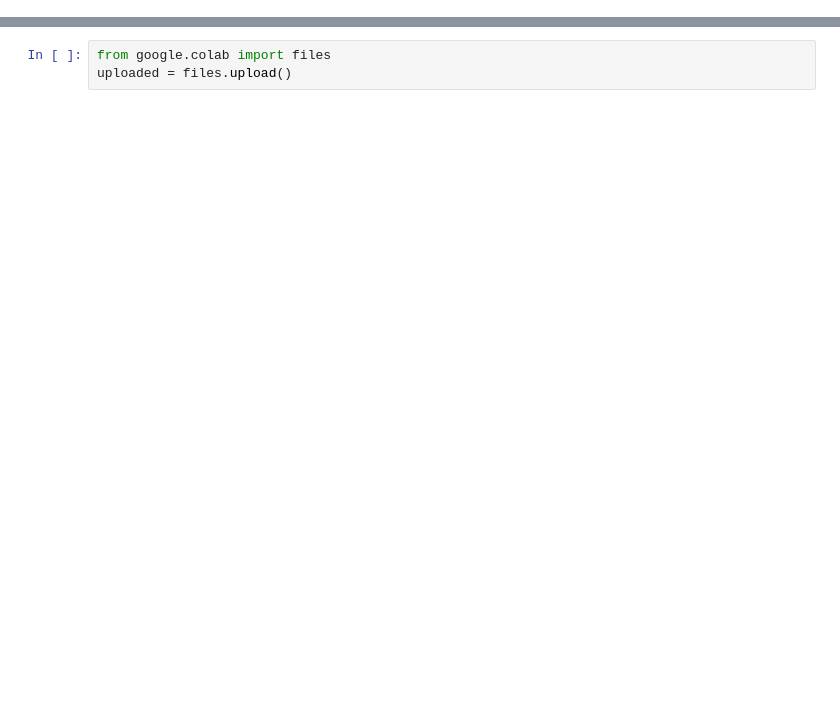
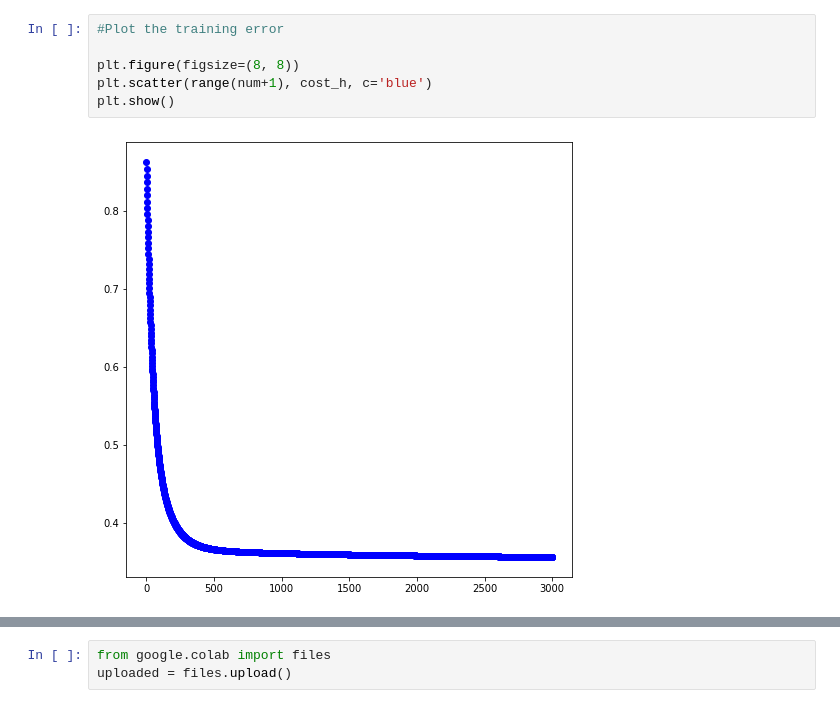
Before and after one commit to susanna1221/MachineLearningHW, a Jupyter notebook: HW5.ipynb, the cells around one changed output, grey strips where cells are left out. Saved outputs shown, nothing was run; the diff lists cells and outputs as text; blank space fills up the shorter version.

Commit message:
Plot the training error &  training accuracy

```diff
--- a/HW5.ipynb
+++ b/HW5.ipynb
@@ -138,0 +179,8 @@ theta, theta_h, cost_h = compute_theta(theta, train_data, data_label, alpha, num
+# %%
+#Plot the training error
+
+plt.figure(figsize=(8, 8))
+plt.scatter(range(num+1), cost_h, c='blue')
+plt.show()
+# %% [output]
+[figure, added]
```
Also changed, not shown: parts of 4 cells of this notebook.
